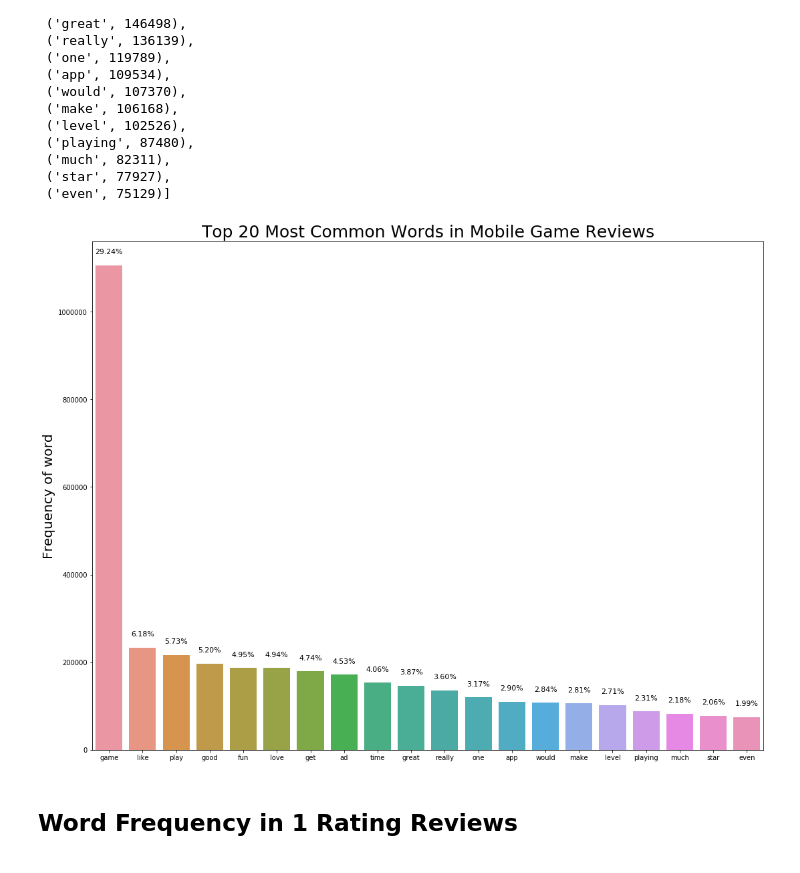
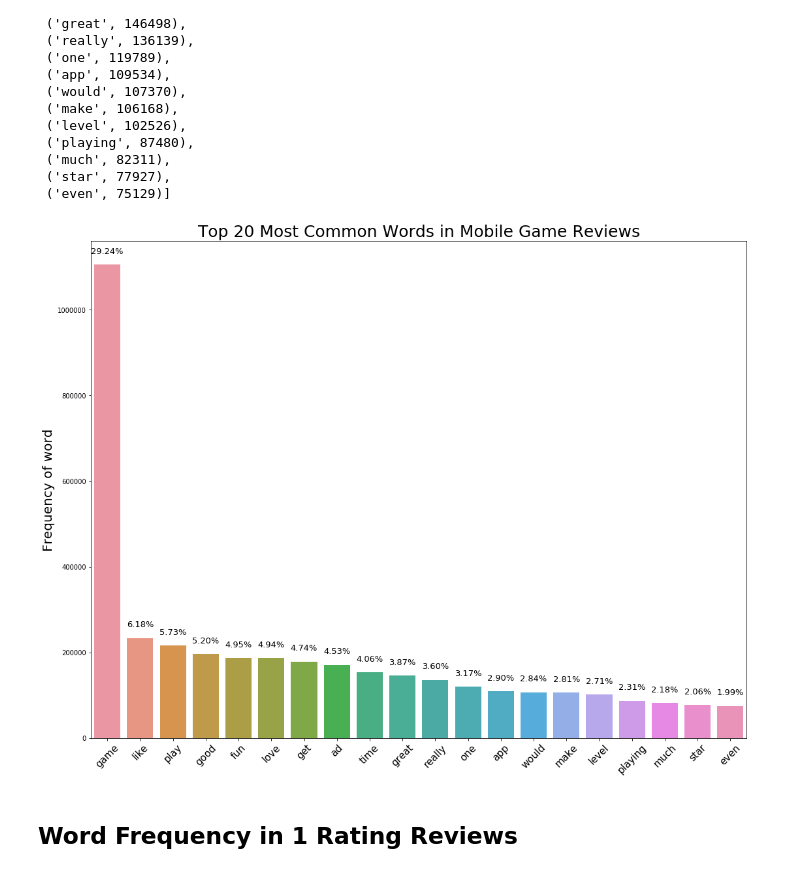
Before and after one commit to Moses-Lin/mobile_game_reviews, a Jupyter notebook: EDA.ipynb, the cells around one changed output. Drawn from its saved outputs; the diff is of its cells as text; code cells hidden in the pictures.

Commit message:
changed font on graphs

```diff
--- a/EDA.ipynb
+++ b/EDA.ipynb
@@ -472,6 +472,6 @@ plt.xlabel('Rating', fontsize = 20)
 
 for p in ax.patches:
              ax.annotate("%.2f" % (p.get_height()*100/total)+'%', (p.get_x() + p.get_width() / 2., p.get_height()),
-                 ha='center', va='center', fontsize=11, color='black', xytext=(0, 20),
+                 ha='center', va='center', fontsize=15, color='black', xytext=(0, 20),
                  textcoords='offset points')
 # %% [output]
@@ -714,22 +714,22 @@ review_freqdist.most_common(20)
 # %%
 mostcommonwords20 = review_freqdist.most_common(20)
 
 yaxis20 = [val[1] for val in mostcommonwords20]
 
 xaxis20 = [val[0] for val in mostcommonwords20]
 
 plt.figure(figsize=(18, 14))
 ax = sns.barplot(xaxis20, yaxis20)
 plt.title('Top 20 Most Common Words in Mobile Game Reviews', fontsize = 25)
 plt.ylabel('Frequency of word', fontsize = 20)
-
+plt.xticks(rotation=45, fontsize = 15)
 
 for p in ax.patches:
              ax.annotate("%.2f" % (p.get_height()*100/sum(yaxis20))+'%', (p.get_x() + p.get_width() / 2., p.get_height()),
-                 ha='center', va='center', fontsize=11, color='black', xytext=(0, 20),
+                 ha='center', va='center', fontsize=13, color='black', xytext=(0, 20),
                  textcoords='offset points')
 # %% [output]
-[figure, old version]
+[figure, new version]
 # %% [markdown]
 ## Word Frequency in 1 Rating Reviews
 # %%
```
Also changed, not shown: parts of 9 cells of this notebook.
